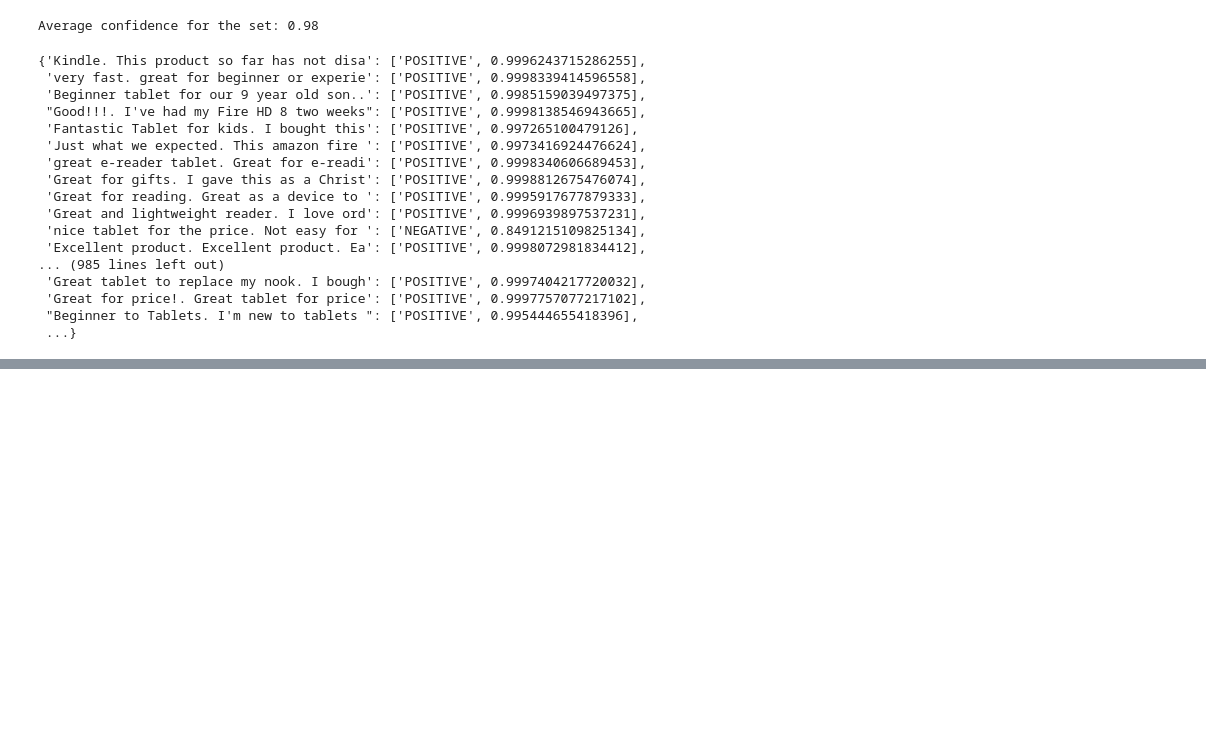
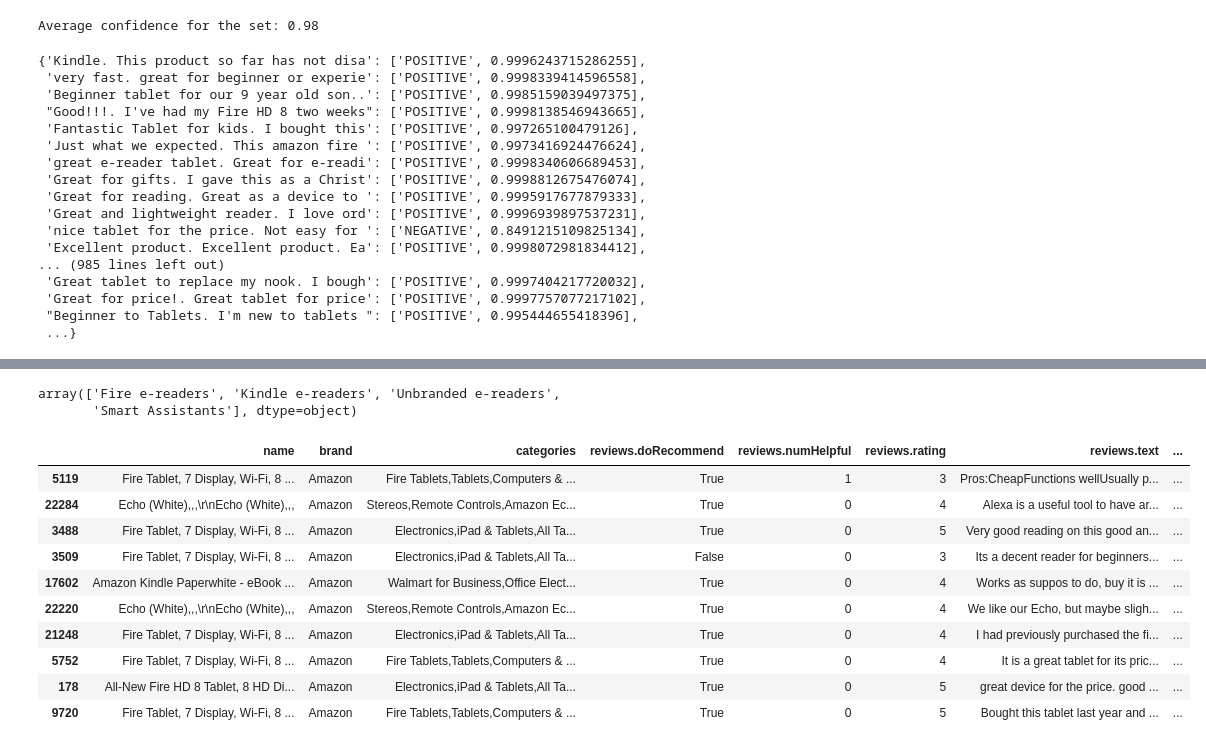
Before and after one commit to plip1e/review-classer, a Jupyter notebook: overview.ipynb, the cells around one changed output, grey strips where cells are left out. Saved outputs shown, nothing was run; the diff lists cells and outputs as text; code cells hidden in the pictures; blank space fills up the shorter version.

```diff
--- a/overview.ipynb
+++ b/overview.ipynb
@@ -265,0 +386,27 @@ plt.show()
+# %%
+new_categories = [
+                    'Kindle e-readers',
+                    'Smart Assistants',
+                    'Fire e-readers',
+                    'Unbranded e-readers'
+]
+# %%
+old_cats = []
+for cat in revs_df_clean['categories'].unique():
+  # print(repr(cat))
+  old_cats.append(cat)
+# %%
+new_cats = {}
+for oldKey in old_cats:
+  if 'TVs Entertainment' in oldKey.split(','):
+    new_cats[oldKey] = new_categories[1]
+  elif 'Fire Tablets' in oldKey.split(','):
+    new_cats[oldKey] = new_categories[2]
+  elif 'Kindle E-readers' in oldKey.split(','):
+    new_cats[oldKey] = new_categories[0]
+  else:
+    new_cats[oldKey] = new_categories[3]
+
+
+print(len(new_cats))
+new_cats
@@ -265,0 +433,23 @@ plt.show()
+# %%
+revs_df_clean['category_clean'] = revs_df_clean['categories'].map(
+    lambda x: new_cats.get(x, 'Unknown')
+)
+
+revs_df_clean.category_clean.unique()
+# %% [output]
+array(['Fire e-readers', 'Kindle e-readers', 'Unbranded e-readers',
+       'Smart Assistants'], dtype=object)
+# %%
+revs_df_clean.sample(10)
+# %% [output]
+|  | name | brand | categories | reviews.doRecommend | reviews.numHelpful | reviews.rating | reviews.text | ... |
+| 5119 | Fire Tablet, 7 Display, Wi-Fi, 8 ... | Amazon | Fire Tablets,Tablets,Computers & ... | True | 1 | 3 | Pros:CheapFunctions wellUsually p... | ... |
+| 22284 | Echo (White),,,\r\nEcho (White),,, | Amazon | Stereos,Remote Controls,Amazon Ec... | True | 0 | 4 | Alexa is a useful tool to have ar... | ... |
+| 3488 | Fire Tablet, 7 Display, Wi-Fi, 8 ... | Amazon | Electronics,iPad & Tablets,All Ta... | True | 0 | 5 | Very good reading on this good an... | ... |
+| 3509 | Fire Tablet, 7 Display, Wi-Fi, 8 ... | Amazon | Electronics,iPad & Tablets,All Ta... | False | 0 | 3 | Its a decent reader for beginners... | ... |
+| 17602 | Amazon Kindle Paperwhite - eBook ... | Amazon | Walmart for Business,Office Elect... | True | 0 | 4 | Works as suppos to do, buy it is ... | ... |
+| 22220 | Echo (White),,,\r\nEcho (White),,, | Amazon | Stereos,Remote Controls,Amazon Ec... | True | 0 | 4 | We like our Echo, but maybe sligh... | ... |
+| 21248 | Fire Tablet, 7 Display, Wi-Fi, 8 ... | Amazon | Electronics,iPad & Tablets,All Ta... | True | 0 | 4 | I had previously purchased the fi... | ... |
+| 5752 | Fire Tablet, 7 Display, Wi-Fi, 8 ... | Amazon | Fire Tablets,Tablets,Computers & ... | True | 0 | 4 | It is a great tablet for its pric... | ... |
+| 178 | All-New Fire HD 8 Tablet, 8 HD Di... | Amazon | Electronics,iPad & Tablets,All Ta... | True | 0 | 5 | great device for the price. good ... | ... |
+| 9720 | Fire Tablet, 7 Display, Wi-Fi, 8 ... | Amazon | Fire Tablets,Tablets,Computers & ... | True | 0 | 5 | Bought this tablet last year and ... | ... |
```
Also changed, not shown: parts of 14 cells of this notebook.
